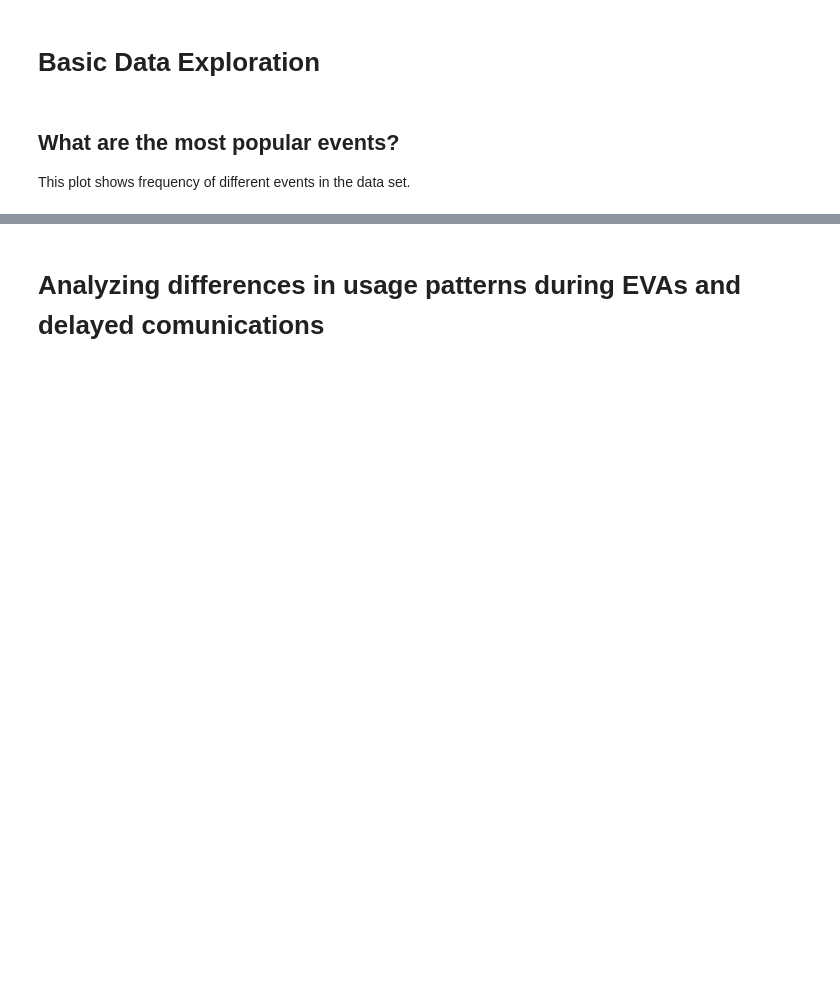
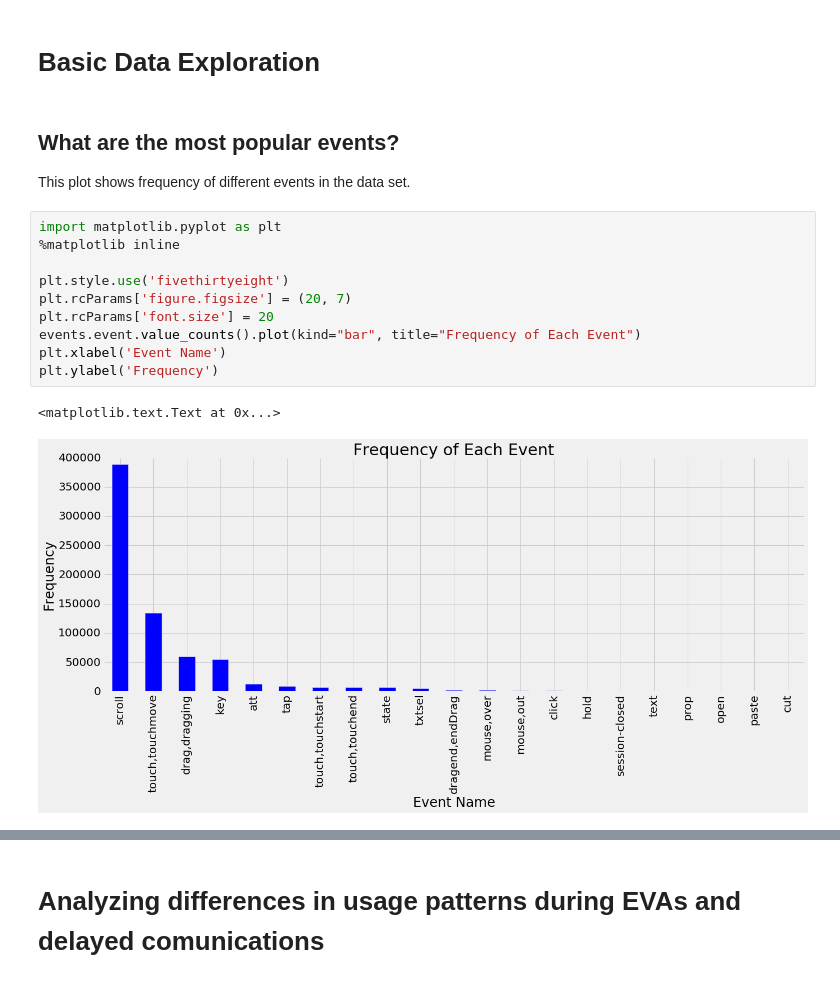
Before and after one commit to katylinn/GA-DataScience-Project, a Jupyter notebook: draftpaper.ipynb, the cells around one changed output, grey strips where cells are left out. Cells and saved outputs as stored; diff of their text form; blank space fills up the shorter version.

```diff
--- a/draftpaper.ipynb
+++ b/draftpaper.ipynb
@@ -168,3 +166,16 @@ texts.head()
 # %% [markdown]
 ## What are the most popular events?
 This plot shows frequency of different events in the data set.
+# %%
+import matplotlib.pyplot as plt
+%matplotlib inline
+
+plt.style.use('fivethirtyeight')
+plt.rcParams['figure.figsize'] = (20, 7)
+plt.rcParams['font.size'] = 20
+events.event.value_counts().plot(kind="bar", title="Frequency of Each Event")
+plt.xlabel('Event Name')
+plt.ylabel('Frequency')
+# %% [output]
+<matplotlib.text.Text at 0x...>
+[figure, added]
```
Also changed, not shown: parts of 25 cells of this notebook.
